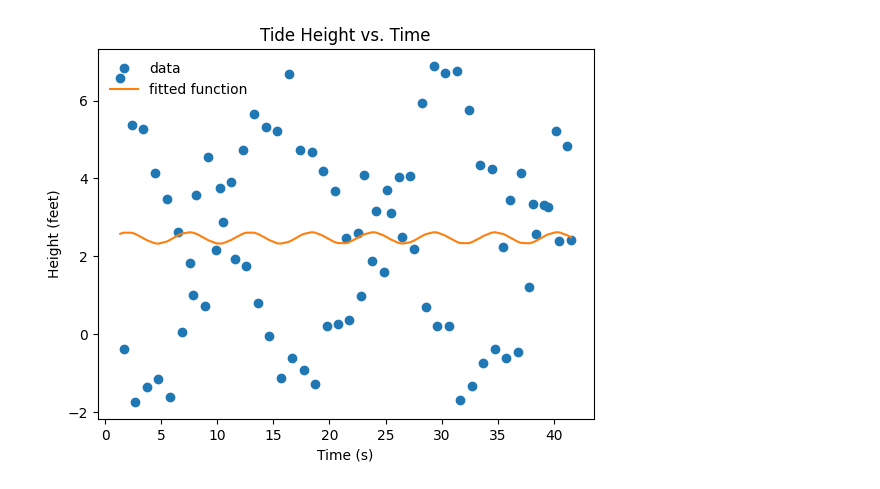
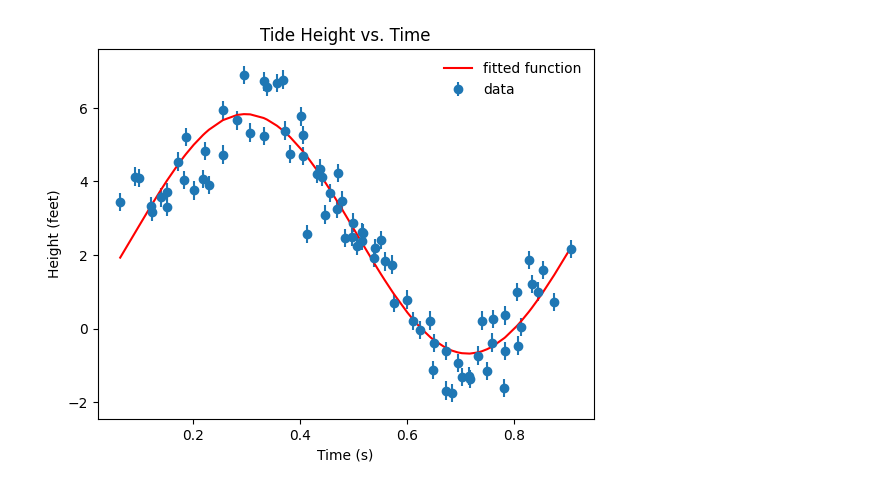
Before and after one commit to MasonD-007/ASTR-19-Practical-Programming, a Jupyter notebook: Group_Project/Final_Project_test.ipynb, the cells around one changed output. Cells and saved outputs as stored; diff of their text form; code cells hidden in the pictures.

```diff
--- a/Group_Project/Final_Project_test.ipynb
+++ b/Group_Project/Final_Project_test.ipynb
@@ -24,35 +24,35 @@ for line in tide_data[3:]:
     time.append(militaryTimeToDay(lineData[1]))
     height.append(float(lineData[2]))
 # %%
-x = np.array(day) + np.array(time)
+"""Data is no in pattern but the best fit line is a sin wave"""
+#x = np.array(day) + np.array(time)
+"""Data looks like a sin wave but the best fit line is crazy"""
+x = np.array(time)
 
-# print(x)
 y = np.array(height)
-y_err = np.ones_like(y) * 0.25
+y_err = np.full(len(y), 0.25)
 
 
 # Define the oscillatory function
-def func(x, a, b, c, d):
-    return a * np.sin((b * x) + c) + d
+def oscfunc(x, a, b, c, d):
+    return a * np.sin(b * x + c) + d
+
+def sinusoid(x, a, b, c):
+    return a * np.sin(b * x + c)
+
+# Fit the oscillatory function to the tide data
+params, _ = curve_fit(oscfunc, x, y, sigma=y_err)
+
+x_model = np.sort(x)
+y_model = oscfunc(x_model, params[0], params[1], params[2], params[3])
 
 
-# Fit the oscillatory function to the tide data
-params, _ = curve_fit(func, x, y, sigma=y_err)
-
-
-# fit_y = func(x, a_fit, b_fit, c_fit, d_fit)
-
-fit_y = func(x, *params)
-
-#print("Fit_y: " + str(fit_y))
-# Plot the tide data and the fitted function
-
-plt.plot(x, y, "o", label="data")
-plt.plot(x, fit_y, label="fitted function")
+plt.errorbar(x, y, y_err, fmt='o', label="data")
+plt.plot(x_model, y_model, color='red' ,label="fitted function")
 plt.xlabel("Time (s)")
 plt.ylabel("Height (feet)")
 plt.title("Tide Height vs. Time")
 plt.legend(frameon=False)
 plt.show()
 # %% [output]
-[figure, old version]
+[figure, new version]
```
Also changed, not shown: 3 other files.
